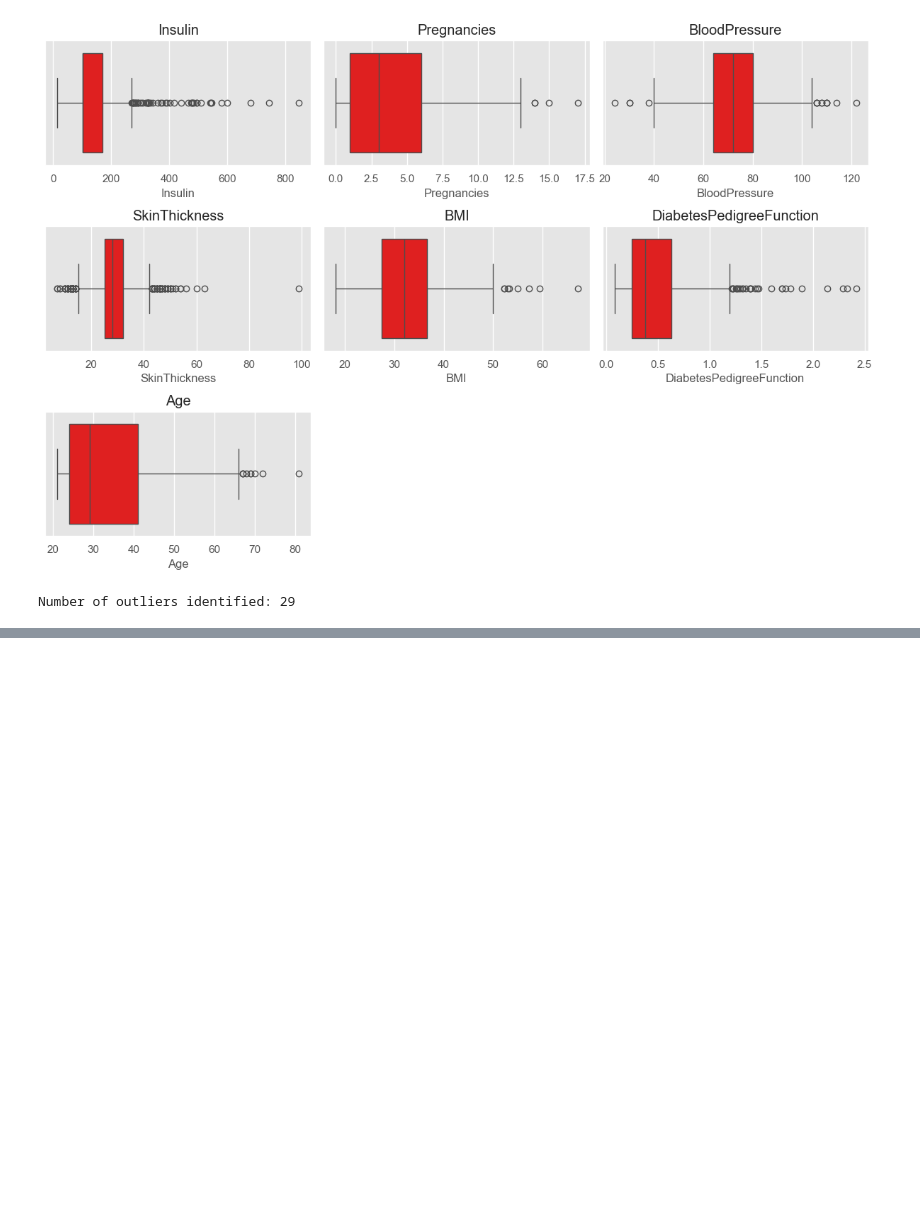
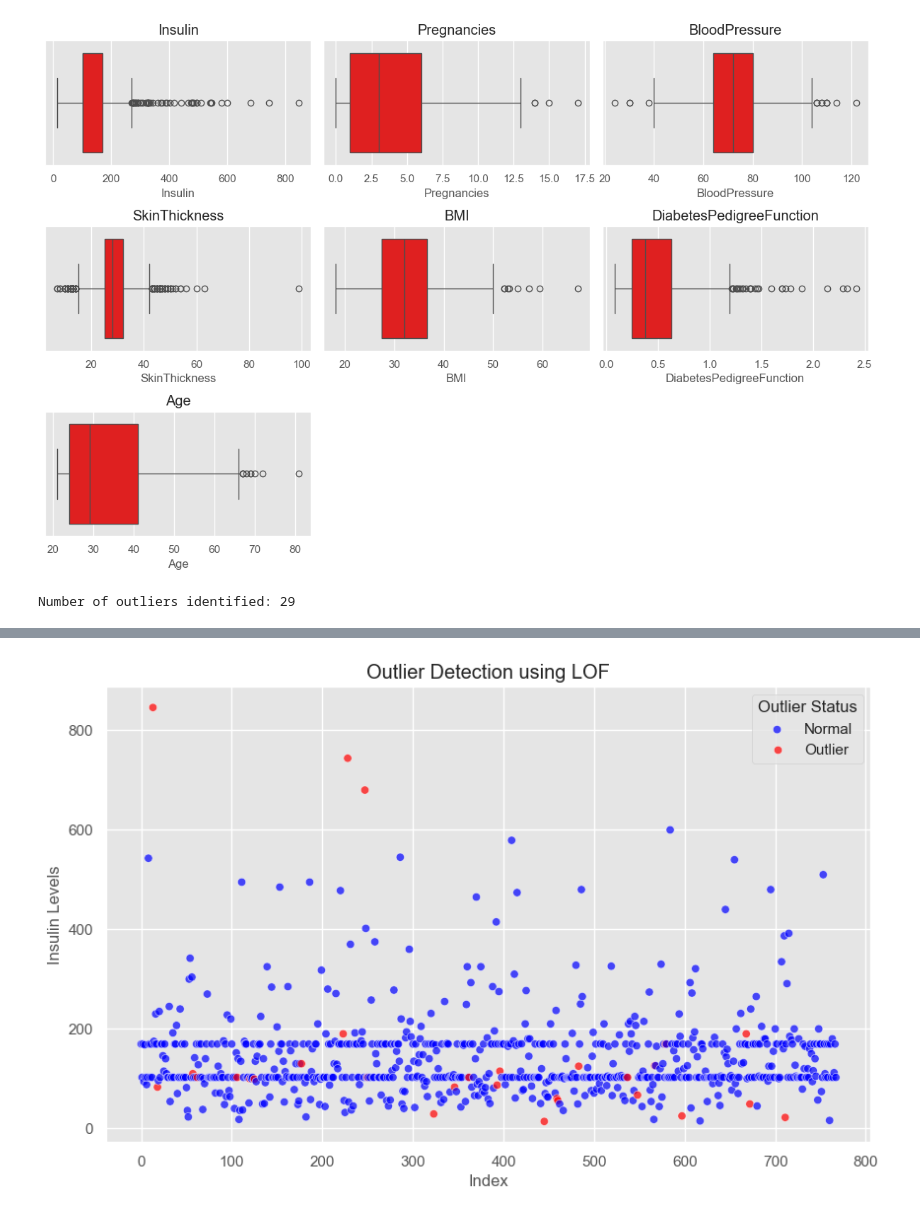
Before and after one commit to Amirh-Alipour/Diabetes-ANN-Prediction, a Jupyter notebook: Diabetes Prediction/main.ipynb, the cells around one changed output, grey strips where cells are left out. Drawn from its saved outputs; the diff is of its cells as text; code cells hidden in the pictures; blank space fills up the shorter version.

Commit message:
Filtering Outliers

```diff
--- a/Diabetes Prediction/main.ipynb
+++ b/Diabetes Prediction/main.ipynb
@@ -235,3 +235,13 @@ print(f"Number of outliers identified: {num_outliers}")
 # %% [output]
 [figure]
 Number of outliers identified: 29
+# %%
+lof = LocalOutlierFactor(n_neighbors=10)
+outlier_labels = lof.fit_predict(df)
+
+df["Outlier"] = outlier_labels
+
+outliers = df[df["Outlier"] == -1]
+
+print(f"Total Outliers Detected: {len(outliers)}")
+print(f"Outlier Indices: {outliers.index.tolist()}")
@@ -237,0 +260,10 @@ Number of outliers identified: 29
+# %%
+plt.figure(figsize=(10, 6))
+sns.scatterplot(x=df.index, y=df["Insulin"], hue=df["Outlier"], palette={1: "blue", -1: "red"}, alpha=0.7)
+plt.title("Outlier Detection using LOF")
+plt.xlabel("Index")
+plt.ylabel("Insulin Levels")
+plt.legend(title="Outlier Status", labels=["Normal", "Outlier"])
+plt.show()
+# %% [output]
+[figure, added]
```
Also changed, not shown: parts of 6 cells of this notebook.
